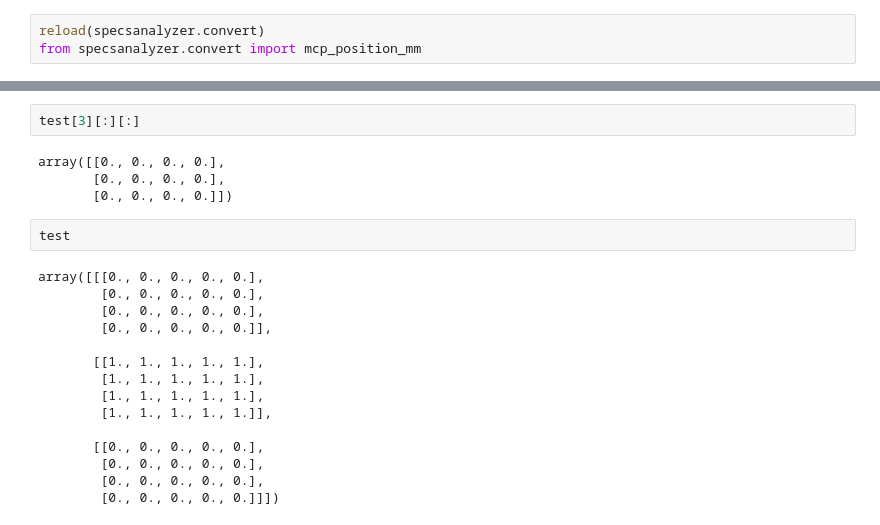
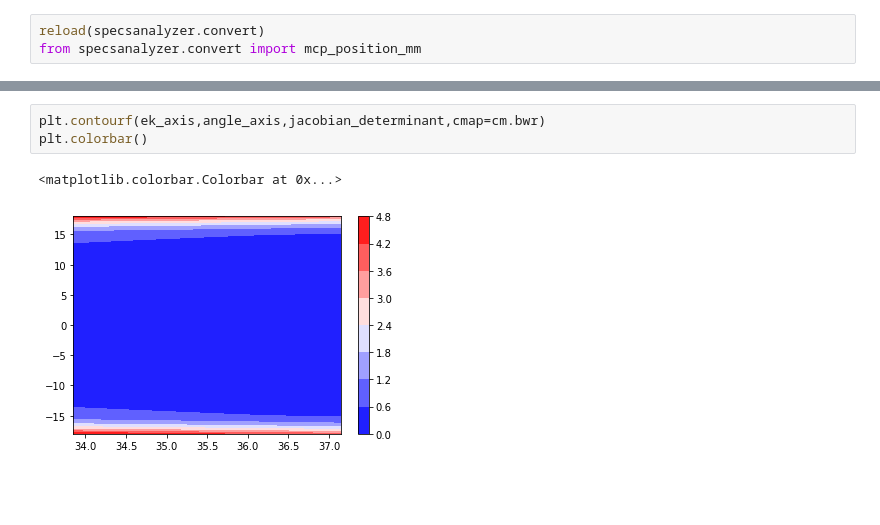
Before and after one commit to OpenCOMPES/specsanalyzer, a Jupyter notebook: tutorial/convert_file_tests.ipynb, the cells around one changed output, grey strips where cells are left out. Cells and saved outputs as stored; diff of their text form; blank space fills up the shorter version.

```diff
--- a/tutorial/convert_file_tests.ipynb
+++ b/tutorial/convert_file_tests.ipynb
@@ -636,23 +170,6 @@ array([[[14.    , 14.    , 14.    ],
-# %%
-test[3][:][:]
-# %% [output]
-array([[0., 0., 0., 0.],
-       [0., 0., 0., 0.],
-       [0., 0., 0., 0.]])
-# %%
-test
-# %% [output]
-array([[[0., 0., 0., 0., 0.],
-        [0., 0., 0., 0., 0.],
-        [0., 0., 0., 0., 0.],
-        [0., 0., 0., 0., 0.]],
-
-       [[1., 1., 1., 1., 1.],
-        [1., 1., 1., 1., 1.],
-        [1., 1., 1., 1., 1.],
-        [1., 1., 1., 1., 1.]],
-
-       [[0., 0., 0., 0., 0.],
-        [0., 0., 0., 0., 0.],
-        [0., 0., 0., 0., 0.],
-        [0., 0., 0., 0., 0.]]])
+# %%
+plt.contourf(ek_axis,angle_axis,jacobian_determinant,cmap=cm.bwr)
+plt.colorbar()
+# %% [output]
+<matplotlib.colorbar.Colorbar at 0x...>
+[figure, added]
```
Also changed, not shown: parts of 45 cells of this notebook, 1 other file.
